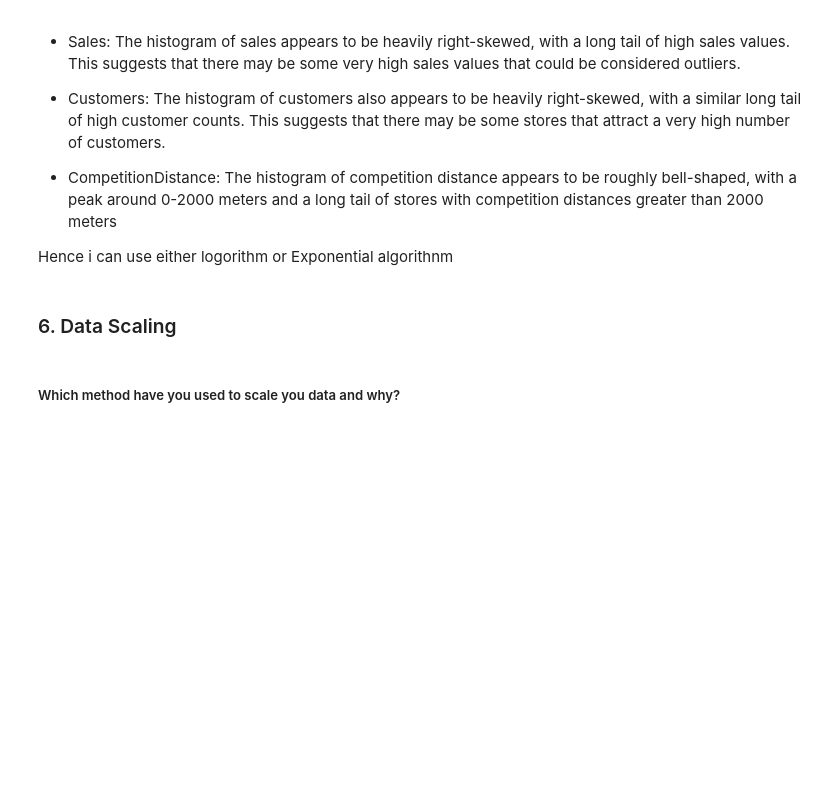
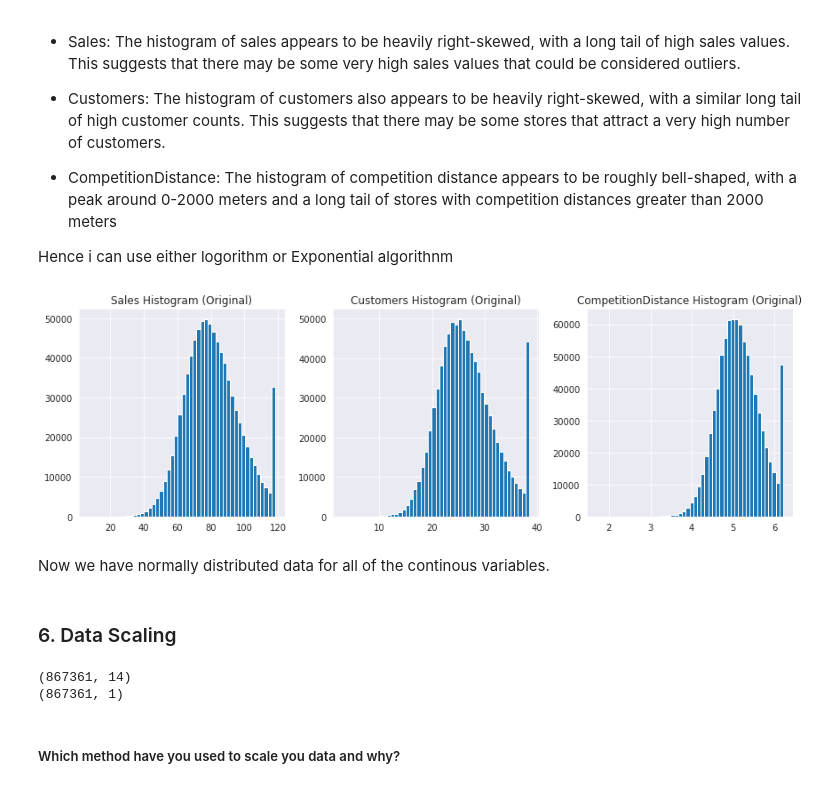
Before and after one commit to shivam887423/Retail-Sales-Prediction, a Jupyter notebook: Copy_of_Copy_of_Sample_ML_Submission_Template.ipynb, the cells around one changed output. Cells and saved outputs as stored; diff of their text form; code cells hidden in the pictures; blank space fills up the shorter version.

```diff
--- a/Copy_of_Copy_of_Sample_ML_Submission_Template.ipynb
+++ b/Copy_of_Copy_of_Sample_ML_Submission_Template.ipynb
@@ -1260,4 +1683,10 @@ data_new["Year"]= data_new["Date"].dt.year
+# %%
+#    Final values are in Months.
+data_new["CompetitionDuration"]= (data_new["Year"]-data_new["CompetitionOpenSinceYear"])*12 + (data_new["Month"]-data_new["CompetitionOpenSinceMonth"])
+data_new["CompetitionDuration"] = data_new["CompetitionDuration"].map(lambda x: int(0) if x < 0 else int(x)).fillna(0)
 # %%
+# Dropping the observations where the stores are closed and Sales are 0.
+data_new = data_new.drop(data_new[((data_new.Open == 0) | (data_new.Sales == 0))].index)
 # Dropping "Open" from our dataset
 data_new.drop(columns=["Open"], inplace=True)
 # %%
@@ -1321,6 +1828,6 @@ calc_vif(data_new[[i for i in data_new.describe().columns if i not in ["Store",
 # %%
 # New Dataframe which will be our final dataframe
-final_df = data_new[["DayOfWeek", "Customers","Promo","StateHoliday","SchoolHoliday","CompetitionDistance","Promo2","StoreType_b","StoreType_c","StoreType_d","Assortment_c","PromoInterval_Feb,May,Aug,Nov","PromoInterval_Mar,Jun,Sept,Dec","Day","Sales"]]
+final_df = data_new[["DayOfWeek", "Customers","Promo","StateHoliday","SchoolHoliday","CompetitionDistance","Promo2","StoreType_b","StoreType_c","StoreType_d","Assortment_c","PromoInterval_Feb,May,Aug,Nov","PromoInterval_Mar,Jun,Sept,Dec","Day","CompetitionDuration","Sales"]]
 # %%
 #know your final datset
 final_df.info()
@@ -1379,11 +1923,40 @@ plt.show()
 Hence i can use either logorithm or Exponential algorithnm
 # %%
 # Applying transformation on the above considered columns
-## Exponential Transformation
-final_df['Sales']=(final_df['Sales'])**(1/1.2)
-final_df['Customers']=(final_df['Customers'])**(1/1.2)
-final_df['CompetitionDistance']=(final_df['Customers'])**(1/1.2)
+## R2 Square Transformation
+final_df['Sales']=(final_df['Sales'])**(1/2)
+final_df['Customers']=(final_df['Customers'])**(1/2)
+final_df['CompetitionDistance']=(final_df['Customers'])**(1/2)
+# %%
+# Create subplots
+import matplotlib.pyplot as plt
+
+# Create subplots
+fig, axs = plt.subplots(1, 3, figsize=(12, 4))
+
+# Original data histograms
+cols_to_plot = ['Sales', 'Customers', 'CompetitionDistance']
+for i, col in enumerate(cols_to_plot):
+    axs[i].hist(final_df[col], bins=50)
+    axs[i].set_title(f'{col} Histogram (Original)')
+
+# Adjust layout and show plot
+plt.tight_layout()
+plt.show()
+# %% [output]
+[figure, added]
+# %% [markdown]
+Now we have normally distributed data for all of the continous variables.
 # %% [markdown]
 ### 6. Data Scaling
+# %%
+# Separating "x" and "y" variables
+x= final_df[["DayOfWeek", "Customers","Promo","StateHoliday","SchoolHoliday","CompetitionDistance","Promo2","StoreType_b","StoreType_c","StoreType_d","Assortment_c","PromoInterval_Feb,May,Aug,Nov","PromoInterval_Mar,Jun,Sept,Dec","Day"]]
+y= final_df[['Sales']]
+print(x.shape)
+print(y.shape)
+# %% [output]
+(867361, 14)
+(867361, 1)
 # %%
 # Scaling your data
```
Also changed, not shown: parts of 109 cells of this notebook.
